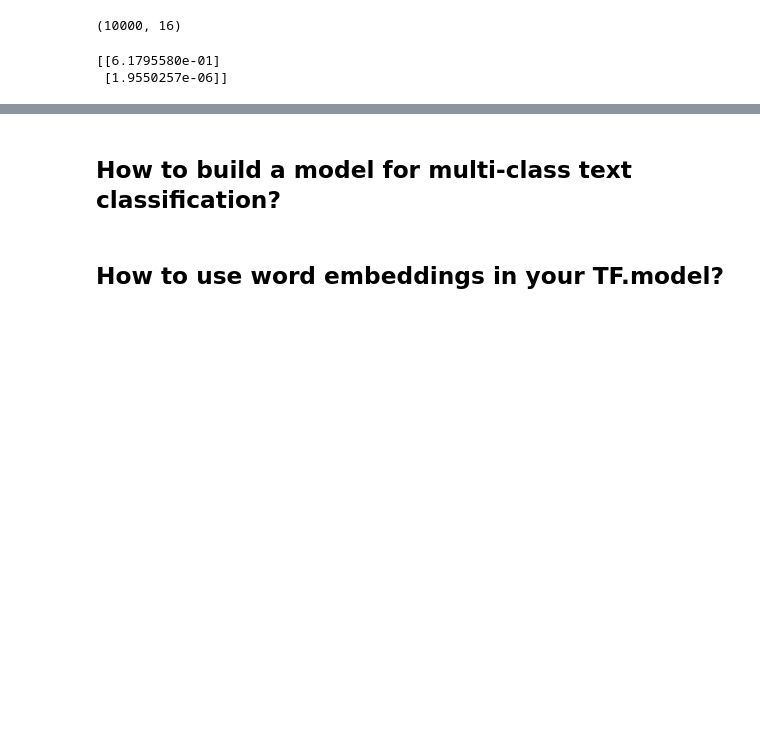
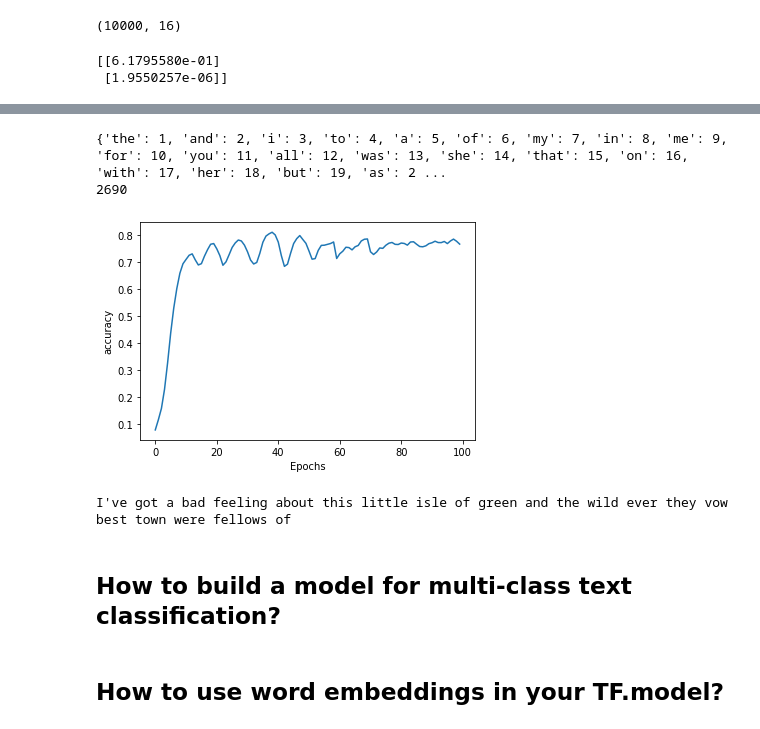
Before and after one commit to reneSalmon/Google_TensorFlow_Certificate, a Jupyter notebook: TensorFlow_Exam_practise.ipynb, the cells around one changed output, grey strips where cells are left out. Cells and saved outputs as stored; diff of their text form; code cells hidden in the pictures; blank space fills up the shorter version.

```diff
--- a/TensorFlow_Exam_practise.ipynb
+++ b/TensorFlow_Exam_practise.ipynb
@@ -2955,3 +3097,76 @@ print(model.predict(padded))
+# %%
+tokenizer = Tokenizer()
+
+data = open('./irish-lyrics-eof.txt').read()
+
+corpus = data.lower().split("\n")
+
+tokenizer.fit_on_texts(corpus)
+total_words = len(tokenizer.word_index)+1
+
+print(tokenizer.word_index)
+print(total_words)
+# %% [output]
+{'the': 1, 'and': 2, 'i': 3, 'to': 4, 'a': 5, 'of': 6, 'my': 7, 'in': 8, 'me': 9, 'for': 10, 'you': 11, 'all': 12, 'was': 13, 'she': 14, 'that': 15, 'on': 16, 'with': 17, 'her': 18, 'but': 19, 'as': 2 ...
+2690
+# %%
+#create input sequences
+
+input_sequences = []
+for line in corpus:
+  token_list = tokenizer.texts_to_sequences([line])[0]
+  for i in range(1, len(token_list)):
+    n_gram_sequence = token_list[:i+1]
+    input_sequences.append(n_gram_sequence)
+
+# pad sequences
+max_sequence_len = max([len(x) for x in input_sequences])
+input_sequences = np.array(pad_sequences(input_sequences, maxlen=max_sequence_len, padding='pre'))
+
+# create predictors and label
+xs, labels = input_sequences[:,:-1],input_sequences[:,-1]
+
+ys = tf.keras.utils.to_categorical(labels, num_classes=total_words)
+# %%
+model = Sequential()
+model.add(Embedding(total_words, 100, input_length=max_sequence_len-1))
+model.add(Bidirectional(LSTM(150)))
+model.add(Dense(total_words, activation='softmax'))
+adam = Adam(lr=0.01)
+model.compile(loss='categorical_crossentropy', optimizer=adam, metrics=['accuracy'])
+#earlystop = EarlyStopping(monitor='val_loss', min_delta=0, patience=5, verbose=0, mode='auto')
+history = model.fit(xs, ys, epochs=100, verbose=1)
+#print model.summary()
+print(model)
+# %%
+import matplotlib.pyplot as plt
+
+def plot_graphs(history, string):
+  plt.plot(history.history[string])
+  plt.xlabel("Epochs")
+  plt.ylabel(string)
+  plt.show()
+# %%
+plot_graphs(history, "accuracy")
+# %% [output]
+[figure, added]
+# %%
+seed_text = "I've got a bad feeling about this"
+next_words = 15
+
+for _ in range(next_words):
+	token_list = tokenizer.texts_to_sequences([seed_text])[0]
+	token_list = pad_sequences([token_list], maxlen=max_sequence_len-1, padding='pre')
+	predicted = np.argmax(model.predict(token_list), axis=-1)
+	output_word = ""
+	for word, index in tokenizer.word_index.items():
+		if index == predicted:
+			output_word = word
+			break
+	seed_text += " " + output_word
+print(seed_text)
+# %% [output]
+I've got a bad feeling about this little isle of green and the wild ever they vow best town were fellows of
 # %% [markdown]
 ## How to build a model for multi-class text classification?
 # %% [markdown]
```
Also changed, not shown: parts of 18 cells of this notebook.
